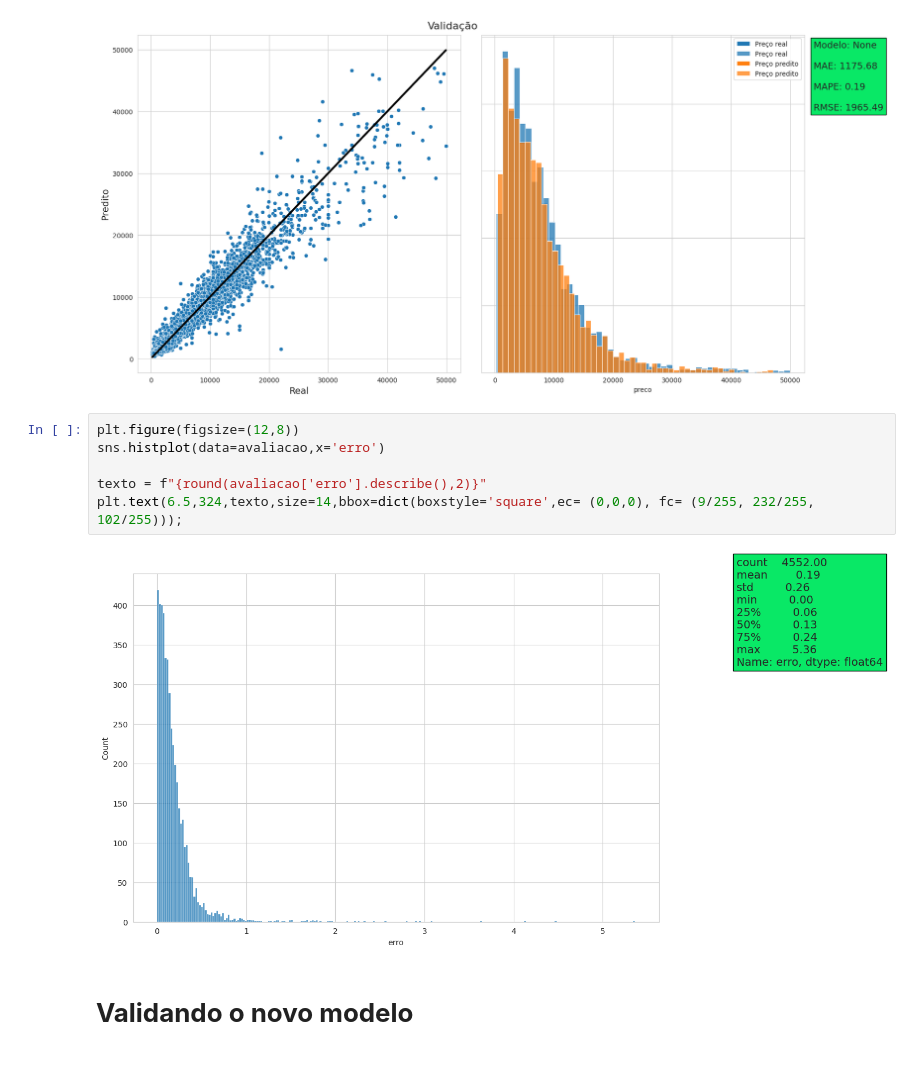
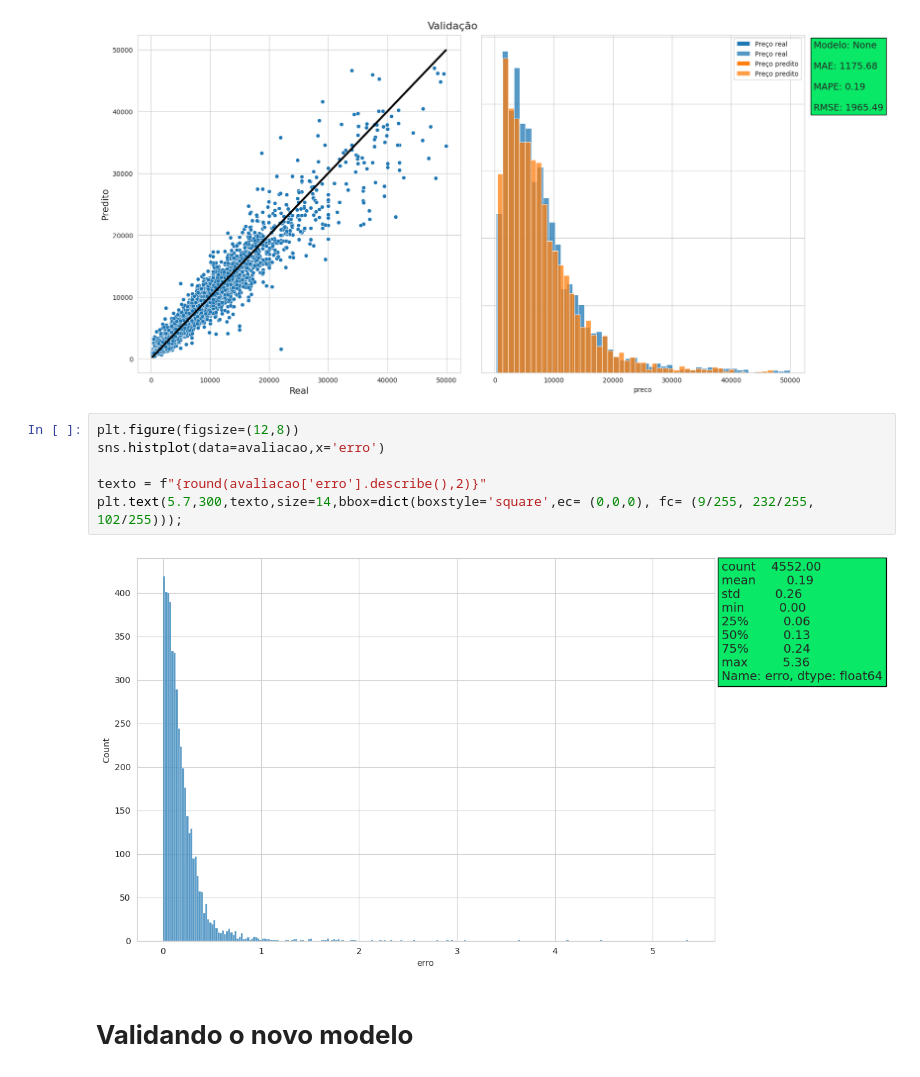
Before and after one commit to Alexandre-Esposte/portfolio_dados, a Jupyter notebook: regressão/Carros/modelagem.ipynb, the cells around one changed output. Cells and saved outputs as stored; diff of their text form.

```diff
--- a/regressão/Carros/modelagem.ipynb
+++ b/regressão/Carros/modelagem.ipynb
@@ -575,11 +578,11 @@ validacao(real,predito)
 # %%
 plt.figure(figsize=(12,8))
 sns.histplot(data=avaliacao,x='erro')
 
 texto = f"{round(avaliacao['erro'].describe(),2)}"
-plt.text(6.5,324,texto,size=14,bbox=dict(boxstyle='square',ec= (0,0,0), fc= (9/255, 232/255, 102/255)));
+plt.text(5.7,300,texto,size=14,bbox=dict(boxstyle='square',ec= (0,0,0), fc= (9/255, 232/255, 102/255)));
 # %% [output]
-[figure, old version]
+[figure, new version]
 # %% [markdown]
 # **Validando o novo modelo**
 # %%
```
Also changed, not shown: parts of 14 cells of this notebook, 4 other files.
